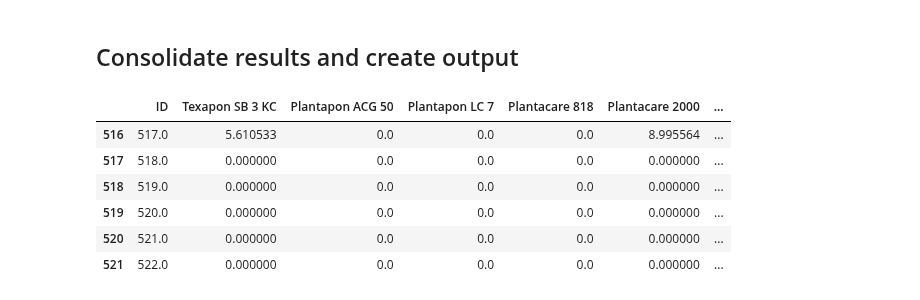
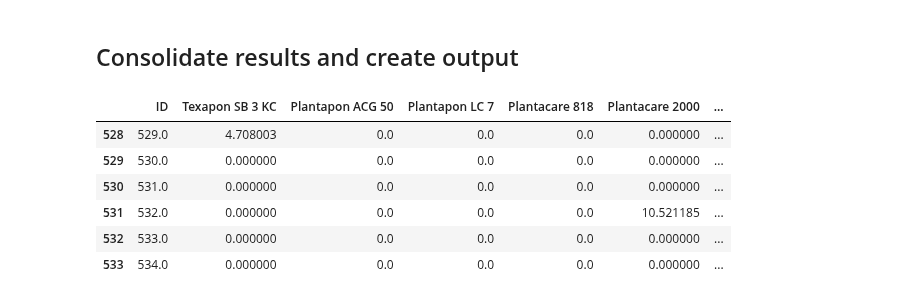
Before and after one commit to AniketChitre/formulations-prep, a Jupyter notebook: balance_analysis.ipynb, the cells around one changed output. Cells and saved outputs as stored; diff of their text form; code cells hidden in the pictures.

```diff
--- a/balance_analysis.ipynb
+++ b/balance_analysis.ipynb
@@ -6,7 +6,7 @@ import pandas as pd
 %matplotlib notebook
 
 speciesList = pmb.PipettingSpecies.readCSV('SpeciesDictionary.csv')
-instructions = pmb.PipettingInstructions.readCSV('DoE_csv/MasterDataset_OT_DoE_19-25-05-23.csv', firstRow=492, lastRow=498)
+instructions = pmb.PipettingInstructions.readCSV('DoE_csv/MasterDataset_OT_DoE_26-31-05-23.csv', firstRow=528, lastRow=534)
 targetVolume = 10
 sampleList = pmb.PipettingSample.createSamples(instructions,targetVol=targetVolume)
 maxVolume = 1
@@ -15,7 +15,7 @@ for sample in sampleList:
     sample.getVolFracSeries(speciesDictionary=speciesList)
 steps = pmb.PipettingStep.createSteps(instructions=instructions,speciesDictionary=speciesList,sampleList=sampleList,maxVol=maxVolume)
 
-massProfile = pmb.MassProfile('mass_data/MassProfile_220523_S493-498.csv',t_baseline=25,derivNoise=0.005,secDerivNoise=0.001)
+massProfile = pmb.MassProfile('mass_data/MassProfile_260523_S529-534.csv',t_baseline=25,derivNoise=0.005,secDerivNoise=0.001)
 #default t_baseline=25
 # %% [markdown]
 ## Analyse Water Addition
@@ -103,19 +100,19 @@ Addition of 0.431g Arlypon F detected from 2960s to 2972s - expected volume = 0.
 # %%
 for step in steps:
     step.addToSample()
 actualMassFractions = pd.DataFrame(dtype='float64').reindex_like(instructions)
 actualMassFractions[:]=0
 for i in range(len(sampleList)):
     actualMassFractions['ID'].iloc[i] = sampleList[i].sampleId
     for entry in sampleList[i].addedMassSeries.iteritems():
         actualMassFractions[entry[0]].iloc[i] = entry[1]/sampleList[i].actualMass*100
-actualMassFractions.to_csv('mass_data/FreshlyAnalysed_230523_S517-S522.csv', index=False)
+actualMassFractions.to_csv('mass_data/FreshlyAnalysed_260523_S529-S534.csv', index=False)
 actualMassFractions
 # %% [output]
 |  | ID | Texapon SB 3 KC | Plantapon ACG 50 | Plantapon LC 7 | Plantacare 818 | Plantacare 2000 | ... |
-| 516 | 517.0 | 5.610533 | 0.0 | 0.0 | 0.0 | 8.995564 | ... |
-| 517 | 518.0 | 0.000000 | 0.0 | 0.0 | 0.0 | 0.000000 | ... |
-| 518 | 519.0 | 0.000000 | 0.0 | 0.0 | 0.0 | 0.000000 | ... |
-| 519 | 520.0 | 0.000000 | 0.0 | 0.0 | 0.0 | 0.000000 | ... |
-| 520 | 521.0 | 0.000000 | 0.0 | 0.0 | 0.0 | 0.000000 | ... |
-| 521 | 522.0 | 0.000000 | 0.0 | 0.0 | 0.0 | 0.000000 | ... |
+| 528 | 529.0 | 4.708003 | 0.0 | 0.0 | 0.0 | 0.000000 | ... |
+| 529 | 530.0 | 0.000000 | 0.0 | 0.0 | 0.0 | 0.000000 | ... |
+| 530 | 531.0 | 0.000000 | 0.0 | 0.0 | 0.0 | 0.000000 | ... |
+| 531 | 532.0 | 0.000000 | 0.0 | 0.0 | 0.0 | 10.521185 | ... |
+| 532 | 533.0 | 0.000000 | 0.0 | 0.0 | 0.0 | 0.000000 | ... |
+| 533 | 534.0 | 0.000000 | 0.0 | 0.0 | 0.0 | 0.000000 | ... |
```
Also changed, not shown: parts of 4 cells of this notebook, 7 other files.
